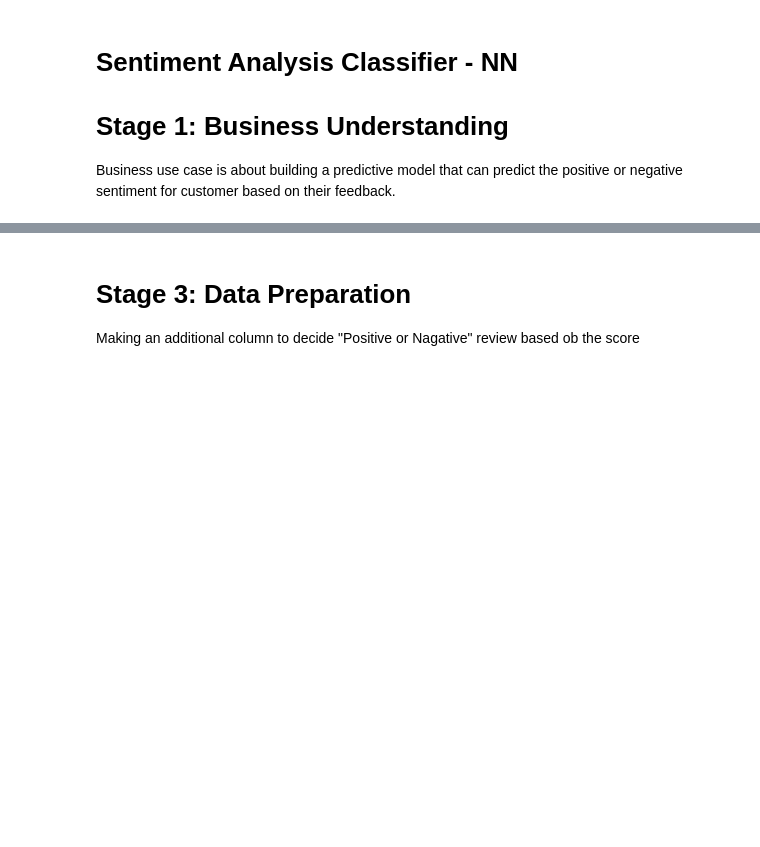
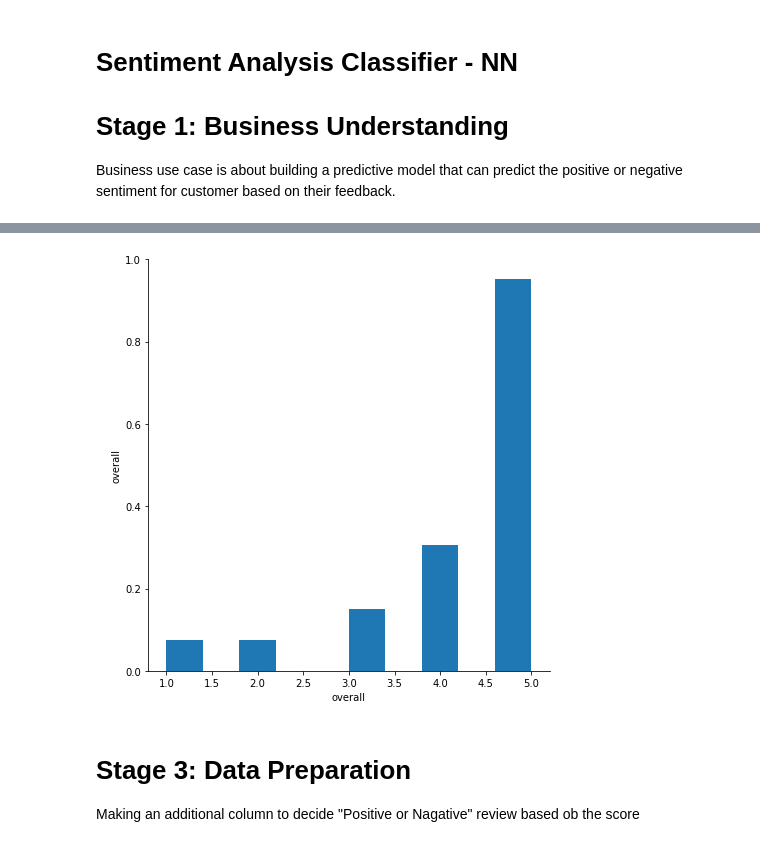
Before and after one commit to PramodaMajhi/sentiment-analysis, a Jupyter notebook: DeepLearning_Sentiment.ipynb, the cells around one changed output, grey strips where cells are left out. Cells and saved outputs as stored; diff of their text form; code cells hidden in the pictures; blank space fills up the shorter version.

```diff
--- a/DeepLearning_Sentiment.ipynb
+++ b/DeepLearning_Sentiment.ipynb
@@ -47,3 +70,9 @@ df.shape
+# %%
+col_study = ['overall']
+sns.pairplot(df[col_study], size=6.5);
+plt.show()
+# %% [output]
+[figure, added]
 # %% [markdown]
 # Stage 3: Data Preparation
 
```
Also changed, not shown: parts of 20 cells of this notebook, 8 other files.
